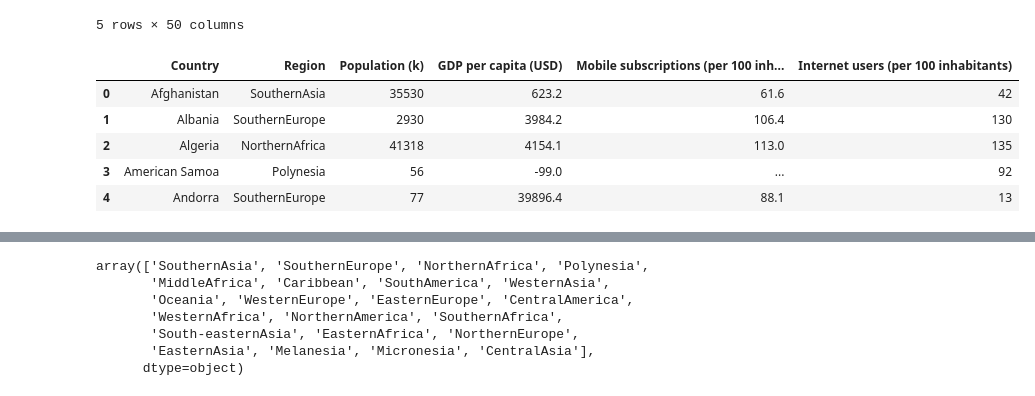
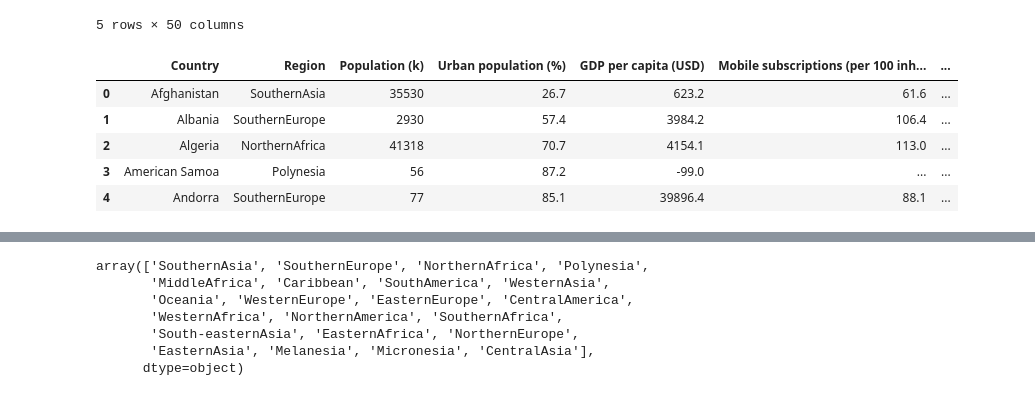
Before and after one commit to Data-Analytics-Project-Group/Visualizing-World-Economic-Trends, a Jupyter notebook: Visualizing World Economic Trends.ipynb, the cells around one changed output, grey strips where cells are left out. Cells and saved outputs as stored; diff of their text form; code cells hidden in the pictures.

```diff
--- a/Visualizing World Economic Trends.ipynb
+++ b/Visualizing World Economic Trends.ipynb
@@ -20,27 +20,29 @@ country_data.head()
 # %%
 # Create a data frame with only the columns about technology usage
 tech_data = country_data[["country",
                           "Region",
                           "Population in thousands (2017)",
+                          "Urban population (% of total population)",
                           "GDP per capita (current US$)",
                           "Mobile-cellular subscriptions (per 100 inhabitants)",
                           "Individuals using the Internet (per 100 inhabitants)"]]
 
 # Rename the headers for clarity
 tech_data = tech_data.rename(columns = {"country": "Country",
                                         "Population in thousands (2017)": "Population (k)",
+                                        "Urban population (% of total population)": "Urban population (%)",
                                         "GDP per capita (current US$)": "GDP per capita (USD)",
                                         "Mobile-cellular subscriptions (per 100 inhabitants)": "Mobile subscriptions (per 100 inhabitants)",
                                         "Individuals using the Internet (per 100 inhabitants)": "Internet users (per 100 inhabitants)"})
 
 tech_data.head()
 # %% [output]
-|  | Country | Region | Population (k) | GDP per capita (USD) | Mobile subscriptions (per 100 inh... | Internet users (per 100 inhabitants) |
-| 0 | Afghanistan | SouthernAsia | 35530 | 623.2 | 61.6 | 42 |
-| 1 | Albania | SouthernEurope | 2930 | 3984.2 | 106.4 | 130 |
-| 2 | Algeria | NorthernAfrica | 41318 | 4154.1 | 113.0 | 135 |
-| 3 | American Samoa | Polynesia | 56 | -99.0 | ... | 92 |
-| 4 | Andorra | SouthernEurope | 77 | 39896.4 | 88.1 | 13 |
+|  | Country | Region | Population (k) | Urban population (%) | GDP per capita (USD) | Mobile subscriptions (per 100 inh... | ... |
+| 0 | Afghanistan | SouthernAsia | 35530 | 26.7 | 623.2 | 61.6 | ... |
+| 1 | Albania | SouthernEurope | 2930 | 57.4 | 3984.2 | 106.4 | ... |
+| 2 | Algeria | NorthernAfrica | 41318 | 70.7 | 4154.1 | 113.0 | ... |
+| 3 | American Samoa | Polynesia | 56 | 87.2 | -99.0 | ... | ... |
+| 4 | Andorra | SouthernEurope | 77 | 85.1 | 39896.4 | 88.1 | ... |
 # %%
 # Convert the mobile subscriptions column's data type from string to float
 tech_data["Mobile subscriptions (per 100 inhabitants)"] = tech_data["Mobile subscriptions (per 100 inhabitants)"].convert_objects(convert_numeric = True)
```
Also changed, not shown: parts of 4 cells of this notebook.
